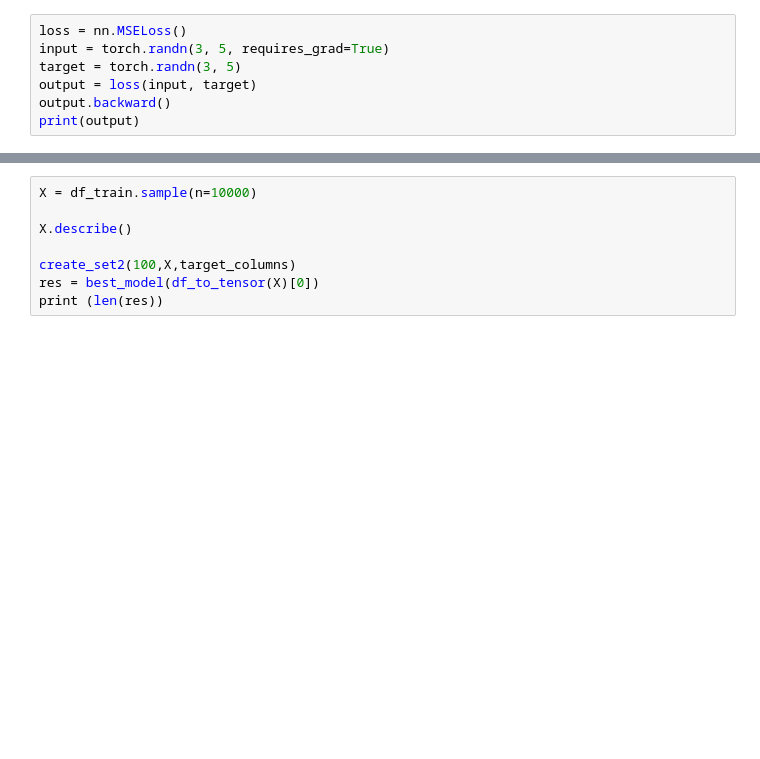
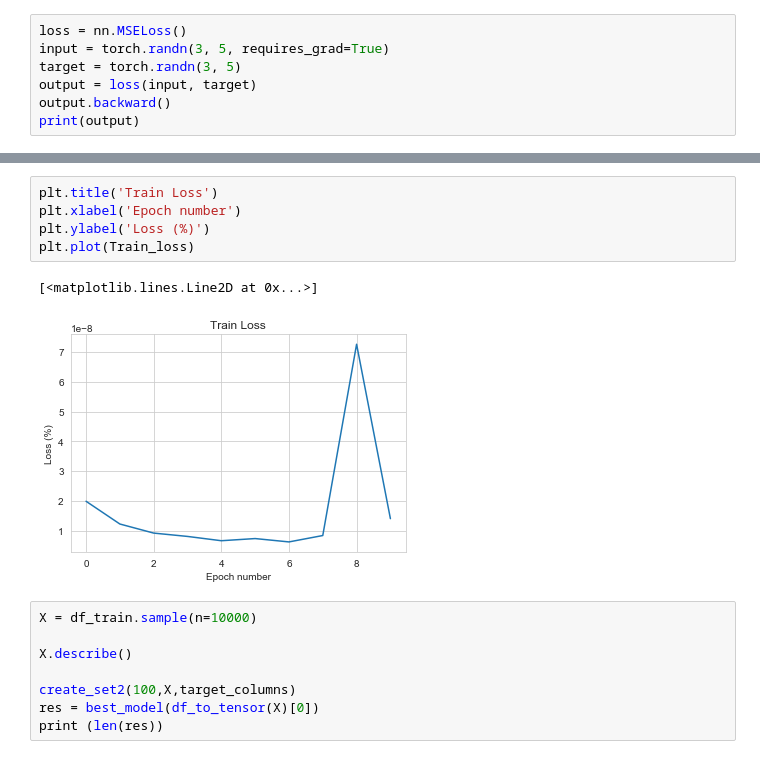
Before and after one commit to JefZevikw/MachineLearning, a Jupyter notebook: hotels.ipynb, the cells around one changed output, grey strips where cells are left out. Cells and saved outputs as stored; diff of their text form; blank space fills up the shorter version.

```diff
--- a/hotels.ipynb
+++ b/hotels.ipynb
@@ -822,3 +836,11 @@ plt.plot(results)
+# %%
+plt.title('Train Loss')
+plt.xlabel('Epoch number')
+plt.ylabel('Loss (%)')
+plt.plot(Train_loss)
+# %% [output]
+[<matplotlib.lines.Line2D at 0x...>]
+[figure, added]
 # %%
 X = df_train.sample(n=10000)
 
```
Also changed, not shown: parts of 3 cells of this notebook.
